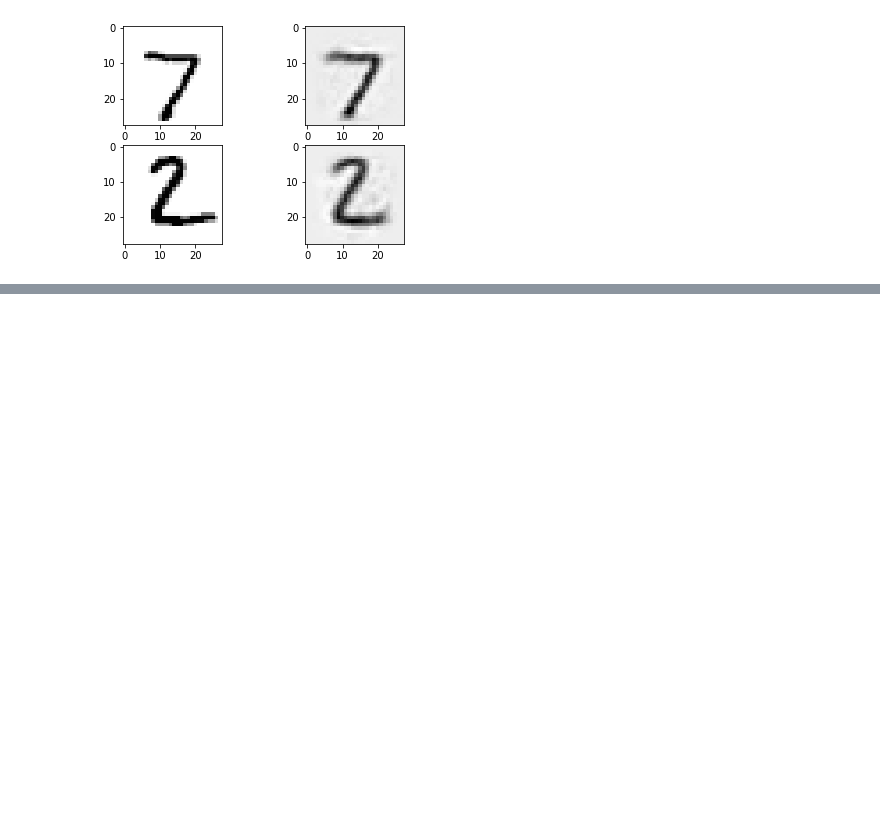
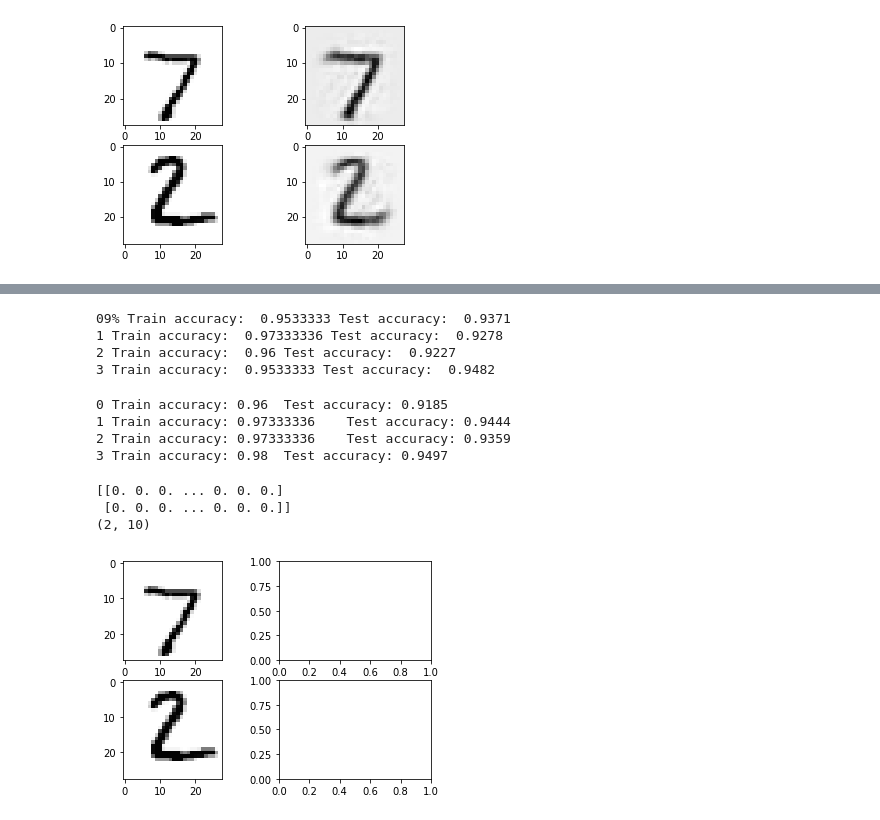
Before and after one commit to fanbyprinciple/hands_on_ml, a Jupyter notebook: chapter_15/autoencoders.ipynb, the cells around one changed output, grey strips where cells are left out. Drawn from its saved outputs; the diff is of its cells as text; code cells hidden in the pictures; blank space fills up the shorter version.

Commit message:
chapter_15: Denoising autoencoder to do

```diff
--- a/chapter_15/autoencoders.ipynb
+++ b/chapter_15/autoencoders.ipynb
@@ -550,0 +622,79 @@ for digit_index in range(n_test_digits):
+# %%
+# regular training without pretraining
+
+n_epochs = 4
+batch_size = 150
+n_labeled_instances = 20000
+
+with tf.Session() as sess:
+    init.run()
+    for epoch in range(n_epochs):
+        n_batches = n_labeled_instances // batch_size
+        for iteration in range(n_batches):
+            print("\r{}%".format(100 * iteration //n_batches), end="")
+            os.sys.stdout.flush()
+            indices= rnd.permutation(n_labeled_instances)[:batch_size]
+            X_batch, y_batch = mnist.train.images[indices], mnist.train.labels[indices]
+            sess.run(training_op, feed_dict={X:X_batch, y:y_batch})
+        accuracy_val = accuracy.eval(feed_dict={X:X_batch, y:y_batch})
+        print("\r{}".format(epoch), "Train accuracy: ", accuracy_val, end=" ")
+        saver.save(sess, "./my_model_supervised.ckpt")
+        accuracy_val = accuracy.eval (feed_dict={X:mnist.test.images,y:mnist.test.labels})
+        print("Test accuracy: ", accuracy_val)
+# %% [output]
+09% Train accuracy:  0.9533333 Test accuracy:  0.9371
+1 Train accuracy:  0.97333336 Test accuracy:  0.9278
+2 Train accuracy:  0.96 Test accuracy:  0.9227
+3 Train accuracy:  0.9533333 Test accuracy:  0.9482
+# %%
+#now reusing the first two layers of autoencoder we pretrained
+
+n_epochs = 4
+batch_size = 150
+n_labeled_instances = 20000
+
+with tf.Session() as sess:
+    init.run()
+    pretrain_saver.restore(sess, "./my_model_cache_frozen.ckpt")
+    for epoch in range(n_epochs):
+        n_batches = n_labeled_instances // batch_size
+        for iteration in range(n_batches):
+            print("\r{}%".format(100 * iteration //n_batches),end = "")
+            os.sys.stdout.flush()
+            indices = rnd.permutation(n_labeled_instances)[:batch_size]
+            X_batch, y_batch = mnist.train.images[indices], mnist.train.labels[indices]
+            sess.run(training_op,feed_dict={X:X_batch,y:y_batch})
+        accuracy_val = accuracy.eval(feed_dict={X:X_batch, y:y_batch})
+        print("\r{}".format(epoch), "Train accuracy:", accuracy_val, end="\t")
+        saver.save(sess, "./my_model_supervised_pretrained.ckpt")
+        accuracy_val = accuracy.eval(feed_dict={X:mnist.test.images, y:mnist.test.labels})
+        print("Test accuracy:", accuracy_val)
+# %% [output]
+0 Train accuracy: 0.96  Test accuracy: 0.9185
+1 Train accuracy: 0.97333336    Test accuracy: 0.9444
+2 Train accuracy: 0.97333336    Test accuracy: 0.9359
+3 Train accuracy: 0.98  Test accuracy: 0.9497
+# %%
+#  visualizing
+
+n_test_digits = 2
+X_test = mnist.test.images[:n_test_digits]
+
+print(X_test)
+with tf.Session() as sess:
+    saver.restore(sess,"./my_model_supervised_pretrained.ckpt")
+    outputs_val = logits.eval(feed_dict={X:X_test})
+
+print(outputs_val.shape)
+# plotting graph
+for digit_index in range(n_test_digits):
+    plt.subplot(n_test_digits, 2, digit_index * 2 + 1)
+    plot_image(X_test[digit_index])
+    plt.subplot(n_test_digits, 2, digit_index * 2 + 2)
+    #plot_image(outputs_val[digit_index])
+    #shape (2,10) cannot be resized
+# %% [output]
+[[0. 0. 0. ... 0. 0. 0.]
+ [0. 0. 0. ... 0. 0. 0.]]
+(2, 10)
+[figure, added]
```
Also changed, not shown: parts of 13 cells of this notebook, 15 other files.
